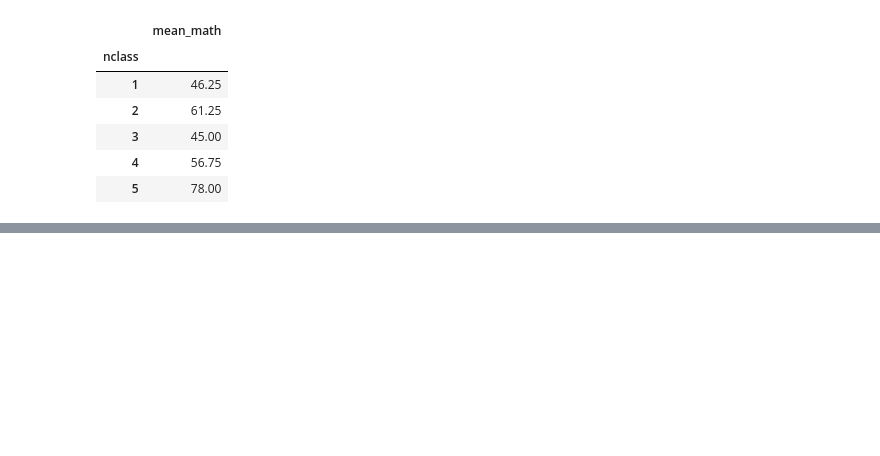
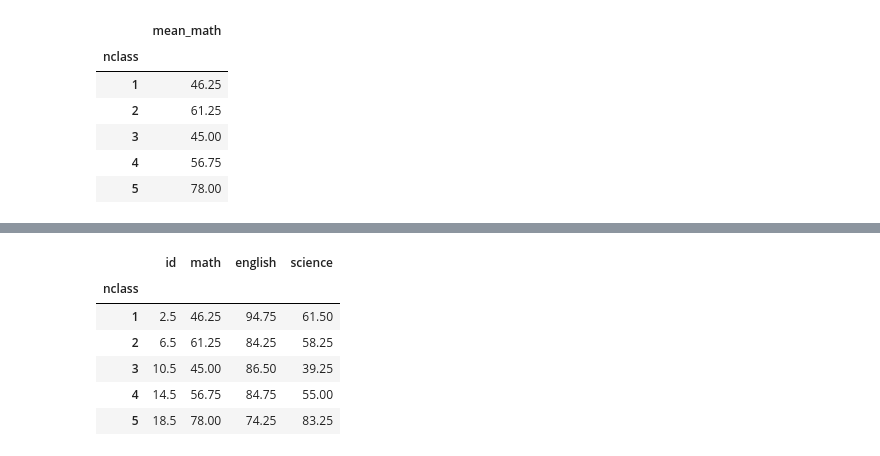
Before and after one commit to CheonSeWan/kit_bigdata, a Jupyter notebook: src/chapter06.ipynb, the cells around one changed output, grey strips where cells are left out. Cells and saved outputs as stored; diff of their text form; code cells hidden in the pictures; blank space fills up the shorter version.

```diff
--- a/src/chapter06.ipynb
+++ b/src/chapter06.ipynb
@@ -737,0 +760,10 @@ exam.groupby('nclass').agg(mean_math = ('math', 'mean'))
+# %%
+exam.groupby('nclass').mean()
+# %% [output]
+|  | id | math | english | science |
+| nclass |  |  |  |  |
+| 1 | 2.5 | 46.25 | 94.75 | 61.50 |
+| 2 | 6.5 | 61.25 | 84.25 | 58.25 |
+| 3 | 10.5 | 45.00 | 86.50 | 39.25 |
+| 4 | 14.5 | 56.75 | 84.75 | 55.00 |
+| 5 | 18.5 | 78.00 | 74.25 | 83.25 |
```
Also changed, not shown: parts of 22 cells of this notebook.
